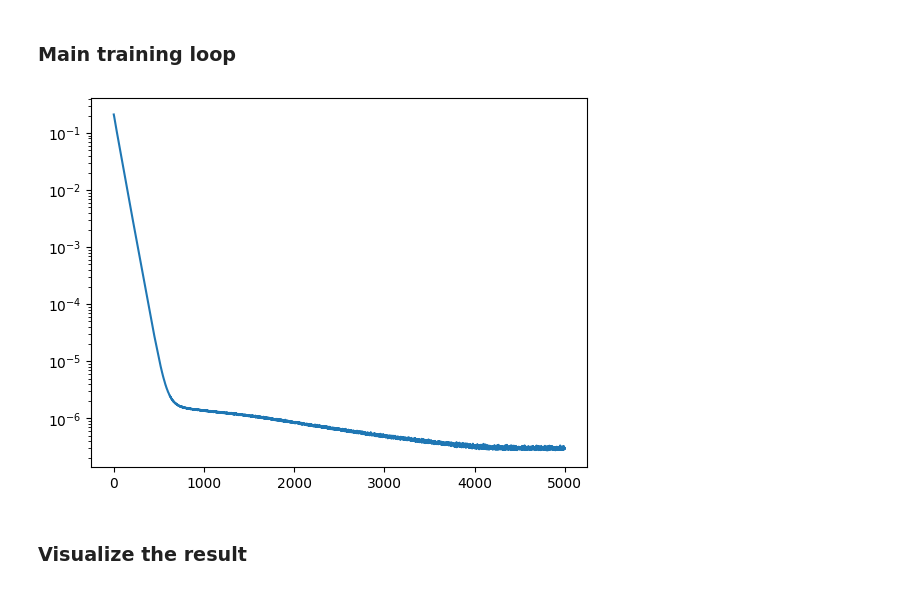
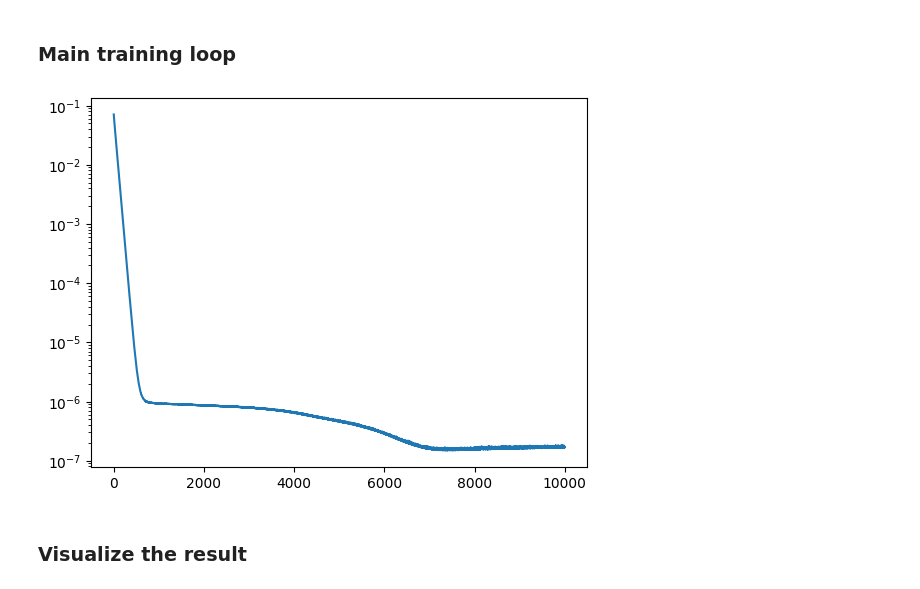
Before and after one commit to JamesAndrewKing/GaussNewtonShapes, a Jupyter notebook: notebooks/minimal_surface_refactor.ipynb, the cells around one changed output. Drawn from its saved outputs; the diff is of its cells as text; code cells hidden in the pictures.

```diff
--- a/notebooks/minimal_surface_refactor.ipynb
+++ b/notebooks/minimal_surface_refactor.ipynb
@@ -63,7 +63,7 @@ pts_space = torch.rand([10000, 3])
 pts_space_fixed = torch.rand([1000, 3])
 pts_eikonal = torch.cat((pts_space_fixed, pts_boundary))
 
-loss_weights = {"interface": 1.0, "interface_corners": 10.0, "eikonal": 0.01, "laplacian": 1.0}
+loss_weights = {"interface": 1.0, "interface_corners": 10.0, "eikonal": 0.005, "laplacian": 1.0}
 # eikonal weight has to be small compared to h_laplace, see StabEik
 
 config = {
@@ -106,7 +106,7 @@ success, (p_surface, y_sel) = find_boundary_points_numerically_with_binsearch(
 print(f"Success: {success}. If failed, rerun a few times.")
 
 if success:
-    mask = torch.abs(y_sel)<1e-3 ## there is some error in the sampler which produces outliers. This is a simple hotfix until we fix it
+    mask = torch.abs(y_sel)<1e-4 ## there is some error in the sampler which produces outliers. This is a simple hotfix until we fix it
     # print(f'final level.mean(): {y_sel.mean()}, level.std(): {y_sel.std()}')
     # print(f"min: {y_sel.min()}, max: {y_sel.max()}")
     # print(f"{sum(mask).item()} out of {len(y_sel)} total are outside 1e-4 tolerance after 20 steps")
@@ -147,7 +153,7 @@ bounds = torch.tensor([[0,1], [0,1], [0,1]])
 
 loss_over_iters = {}
 
-for i in (pbar:=trange(5000)):
+for i in (pbar:=trange(10000)):
     optim.zero_grad()
 
     ## 1) Interface at boundaries
@@ -180,35 +186,37 @@ for i in (pbar:=trange(5000)):
             if success:
                 mask = torch.abs(y_sel)<1e-3 ## there is some error in the sampler which produces outliers. This is a simple hotfix until we fix it
                 pts_space = p_surface.data[mask]
+                pts_space = torch.cat((pts_space_fixed, pts_space))
             else:
+                pts_space = pts_space_fixed
                 # print("Warning: failed. Surface points will be outdated.")
                 pass ## TODO: probably need to have a fallback to handle this case, and nans more generally
         else:
             assert False, "Point sampling method unknown"
-        pts_space = torch.cat((pts_space_fixed, pts_space))
+        # pts_space = torch.cat((pts_space_fixed, pts_space))
         config["pts_space"] = pts_space
         optim.config = config
     loss_laplacian = 0.5*model.v_f_laplace(params, pts_space).squeeze(1).square().mean()
 
     loss = loss_weights["interface"] * loss_interface + loss_weights["eikonal"] * loss_eikonal + loss_weights["laplacian"] * loss_laplacian
 
     loss.backward()
     optim.step()
     with torch.no_grad():
         loss_metric = loss_interface + loss_laplacian
 
         pbar.set_description(f"interface: {loss_interface.item():.2e} "
                             f"eikonal: {loss_eikonal.item():.2e} "
                             f"laplacian: {loss_laplacian.item():.2e} "
                             f"{len(pts_space)}"
                             )
         loss_over_iters[i] = loss_metric.item()
 
 plt.plot(loss_over_iters.keys(), loss_over_iters.values())
 plt.semilogy()
 plt.show()
 # %% [output]
-[figure, old version]
+[figure, new version]
 # %% [markdown]
 ### Visualize the result
 # %%
```
Also changed, not shown: parts of 1 cell of this notebook.
